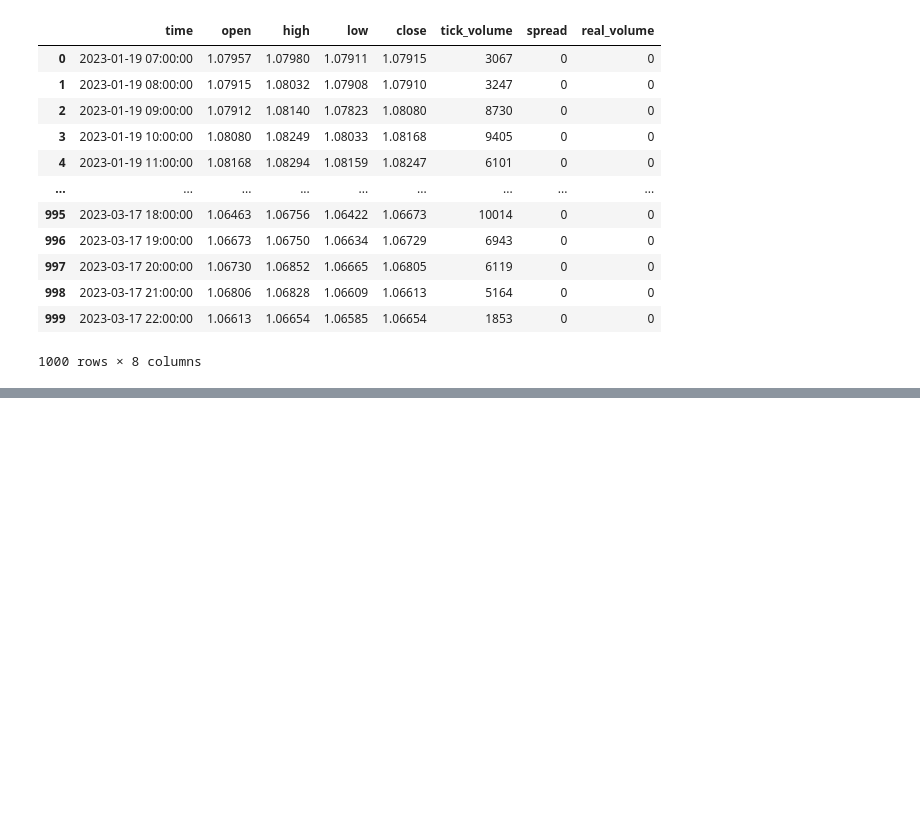
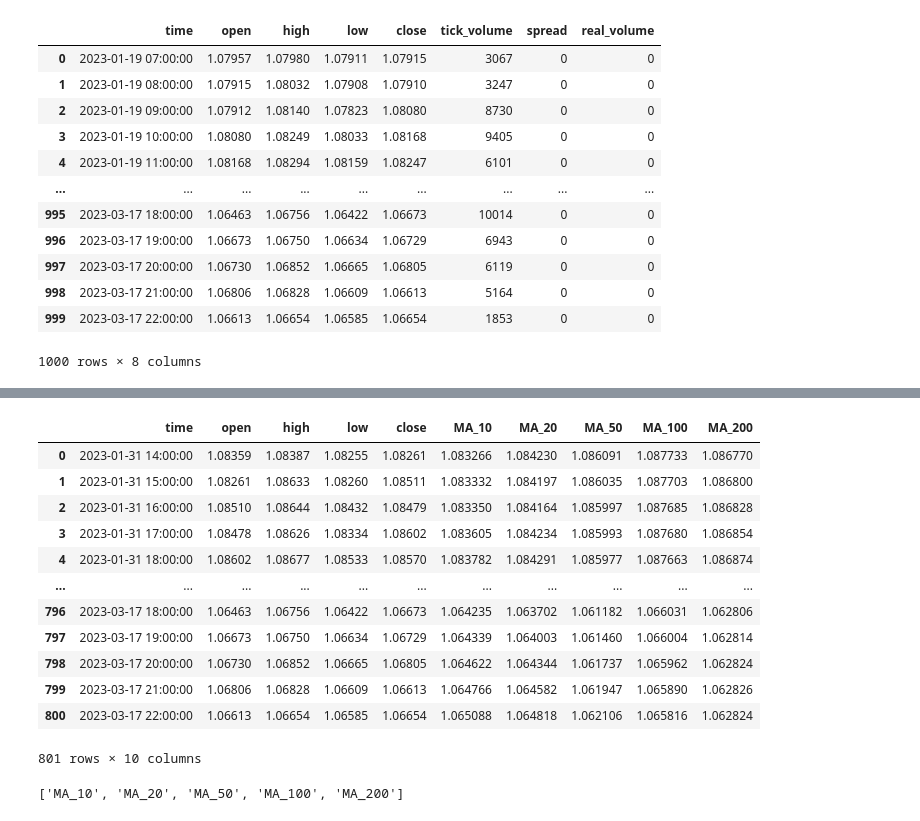
Before and after one commit to meysamshahbazi/algotramic, a Jupyter notebook: Ma-test.ipynb, the cells around one changed output, grey strips where cells are left out. Cells and saved outputs as stored; diff of their text form; code cells hidden in the pictures; blank space fills up the shorter version.

```diff
--- a/Ma-test.ipynb
+++ b/Ma-test.ipynb
@@ -6,8 +6,8 @@ from getCandle import Rates
 from plotting import CandlePlot
 # %%
 rates = Rates("EURUSD",1000,mt5.TIMEFRAME_H1)
-df_plot = rates.get_rates_from_now()
-df_plot
+df = rates.get_rates_from_now()
+df
 # %% [output]
 |  | time | open | high | low | close | tick_volume | spread | real_volume |
 | 0 | 2023-01-19 07:00:00 | 1.07957 | 1.07980 | 1.07911 | 1.07915 | 3067 | 0 | 0 |
@@ -29,0 +25,18 @@ cp.show_plot()
+# %%
+df_ma = df[['time', 'open', 'high', 'low', 'close']].copy()
+# %%
+df_ma
+# %% [output]
+|  | time | open | high | low | close | MA_10 | MA_20 | MA_50 | MA_100 | MA_200 |
+| 0 | 2023-01-31 14:00:00 | 1.08359 | 1.08387 | 1.08255 | 1.08261 | 1.083266 | 1.084230 | 1.086091 | 1.087733 | 1.086770 |
+| 1 | 2023-01-31 15:00:00 | 1.08261 | 1.08633 | 1.08260 | 1.08511 | 1.083332 | 1.084197 | 1.086035 | 1.087703 | 1.086800 |
+| 2 | 2023-01-31 16:00:00 | 1.08510 | 1.08644 | 1.08432 | 1.08479 | 1.083350 | 1.084164 | 1.085997 | 1.087685 | 1.086828 |
+| 3 | 2023-01-31 17:00:00 | 1.08478 | 1.08626 | 1.08334 | 1.08602 | 1.083605 | 1.084234 | 1.085993 | 1.087680 | 1.086854 |
+| 4 | 2023-01-31 18:00:00 | 1.08602 | 1.08677 | 1.08533 | 1.08570 | 1.083782 | 1.084291 | 1.085977 | 1.087663 | 1.086874 |
+| ... | ... | ... | ... | ... | ... | ... | ... | ... | ... | ... |
+| 796 | 2023-03-17 18:00:00 | 1.06463 | 1.06756 | 1.06422 | 1.06673 | 1.064235 | 1.063702 | 1.061182 | 1.066031 | 1.062806 |
+| 797 | 2023-03-17 19:00:00 | 1.06673 | 1.06750 | 1.06634 | 1.06729 | 1.064339 | 1.064003 | 1.061460 | 1.066004 | 1.062814 |
+| 798 | 2023-03-17 20:00:00 | 1.06730 | 1.06852 | 1.06665 | 1.06805 | 1.064622 | 1.064344 | 1.061737 | 1.065962 | 1.062824 |
+| 799 | 2023-03-17 21:00:00 | 1.06806 | 1.06828 | 1.06609 | 1.06613 | 1.064766 | 1.064582 | 1.061947 | 1.065890 | 1.062826 |
+| 800 | 2023-03-17 22:00:00 | 1.06613 | 1.06654 | 1.06585 | 1.06654 | 1.065088 | 1.064818 | 1.062106 | 1.065816 | 1.062824 |
+801 rows × 10 columns
@@ -29,0 +49,4 @@ cp.show_plot()
+# %%
+traces
+# %% [output]
+['MA_10', 'MA_20', 'MA_50', 'MA_100', 'MA_200']
```
Also changed, not shown: parts of 3 cells of this notebook.
